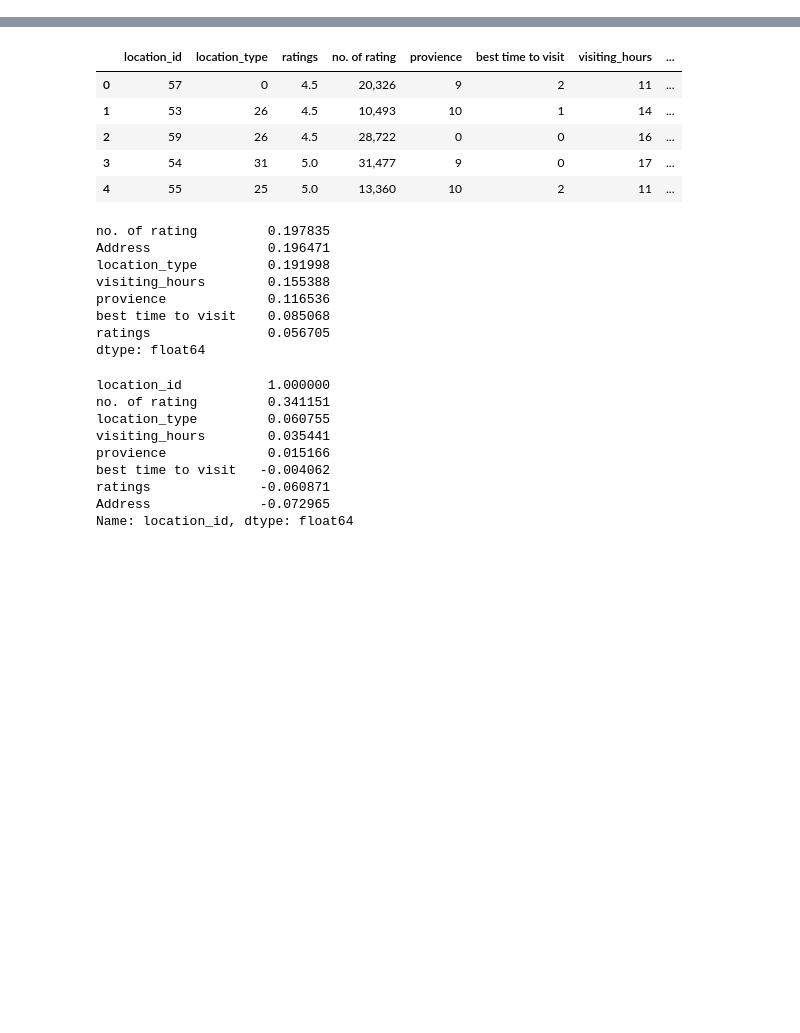
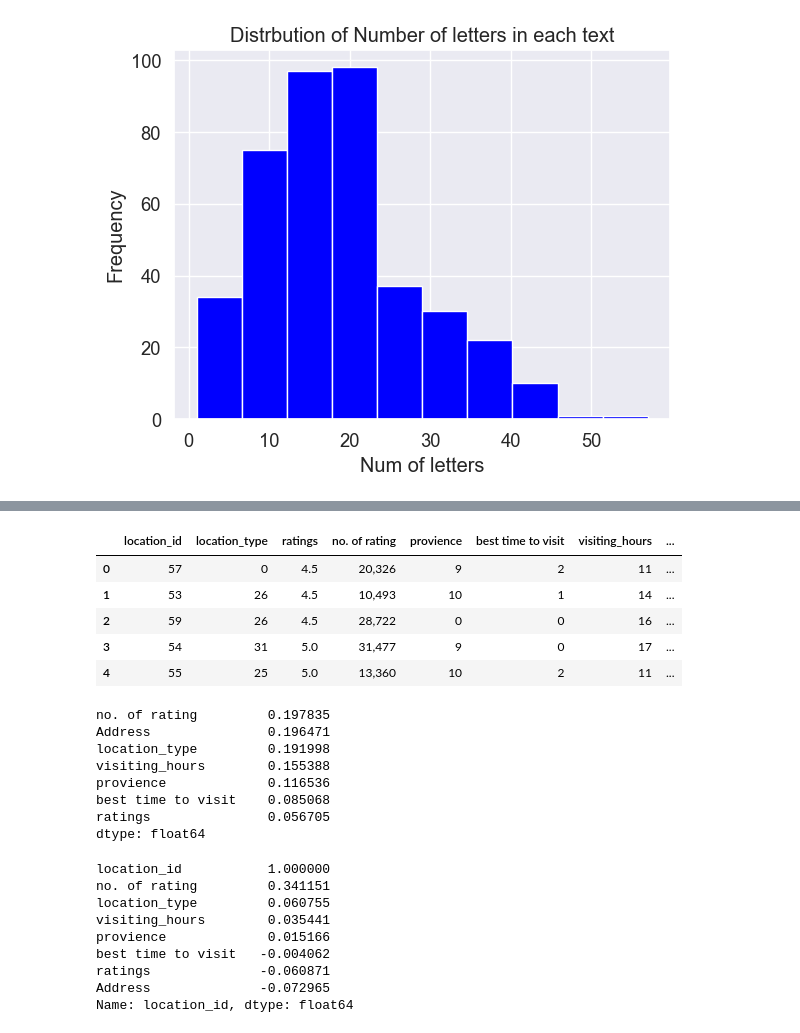
Before and after one commit to yatchit888/Tour-Schedule-Planning-NLP, a Jupyter notebook: Schedule_Planning_model.ipynb, the cells around one changed output, grey strips where cells are left out. Cells and saved outputs as stored; diff of their text form; code cells hidden in the pictures; blank space fills up the shorter version.

```diff
--- a/Schedule_Planning_model.ipynb
+++ b/Schedule_Planning_model.ipynb
@@ -17,0 +42,20 @@ from sklearn.preprocessing import MinMaxScaler
+# %%
+def load_json_file(filename):
+    with open(filename) as f:
+        file = json.load(f)
+    return file
+
+filename = 'intents.json'
+
+intents = load_json_file(filename)
+# %%
+def create_df():
+    df = pd.DataFrame({
+        'Pattern' : [],
+        'Tag' : []
+    })
+
+    return df
+
+df = create_df()
+df
@@ -17,0 +135,9 @@ from sklearn.preprocessing import MinMaxScaler
+# %%
+letters_len=df['Pattern'].str.len()
+plt.hist(letters_len,color='blue')
+plt.title("Distrbution of Number of letters in each text")
+plt.xlabel("Num of letters")
+plt.ylabel("Frequency")
+plt.show()
+# %% [output]
+[figure, added]
```
Also changed, not shown: parts of 27 cells of this notebook, 1 other file.
